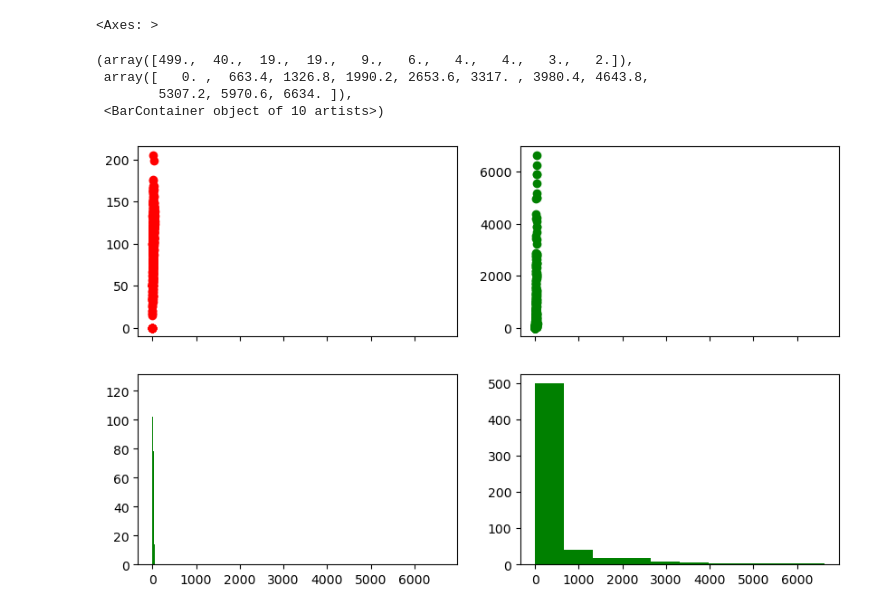
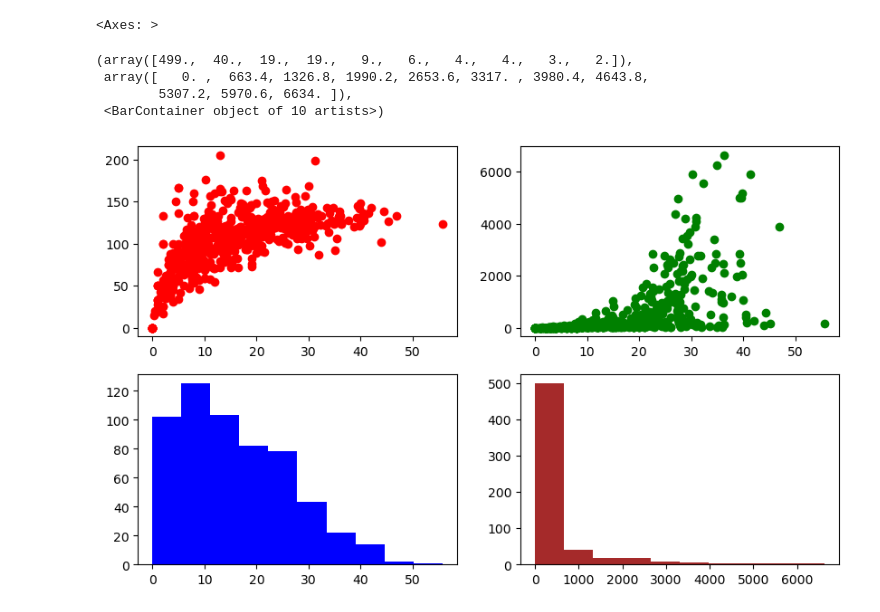
Before and after one commit to shubhammgits/Python-DS-AIML, a Jupyter notebook: MATPLOTLIB/advanced.ipynb, the cells around one changed output. Saved outputs shown, nothing was run; the diff lists cells and outputs as text; code cells hidden in the pictures.

```diff
--- a/MATPLOTLIB/advanced.ipynb
+++ b/MATPLOTLIB/advanced.ipynb
@@ -186,16 +186,16 @@ ax[0,1]
 # %%
 # 4 pllots:
 
 
-fig, ax = plt.subplots(nrows = 2, ncols = 2, figsize = (10,6), sharex=True)
+fig, ax = plt.subplots(nrows = 2, ncols = 2, figsize = (10,6))
 
 ax[0,0].scatter(batters['avg'], batters['strike_rate'], color='red')
 ax[0,1].scatter(batters['avg'], batters['runs'], color='green')
-ax[1,0].hist(batters['avg'], color='green')
-ax[1,1].hist(batters['runs'], color='green')
+ax[1,0].hist(batters['avg'], color='blue')
+ax[1,1].hist(batters['runs'], color='brown')
 # %% [output]
 (array([499.,  40.,  19.,  19.,   9.,   6.,   4.,   4.,   3.,   2.]),
  array([   0. ,  663.4, 1326.8, 1990.2, 2653.6, 3317. , 3980.4, 4643.8,
         5307.2, 5970.6, 6634. ]),
  <BarContainer object of 10 artists>)
-[figure, old version]
+[figure, new version]
```
